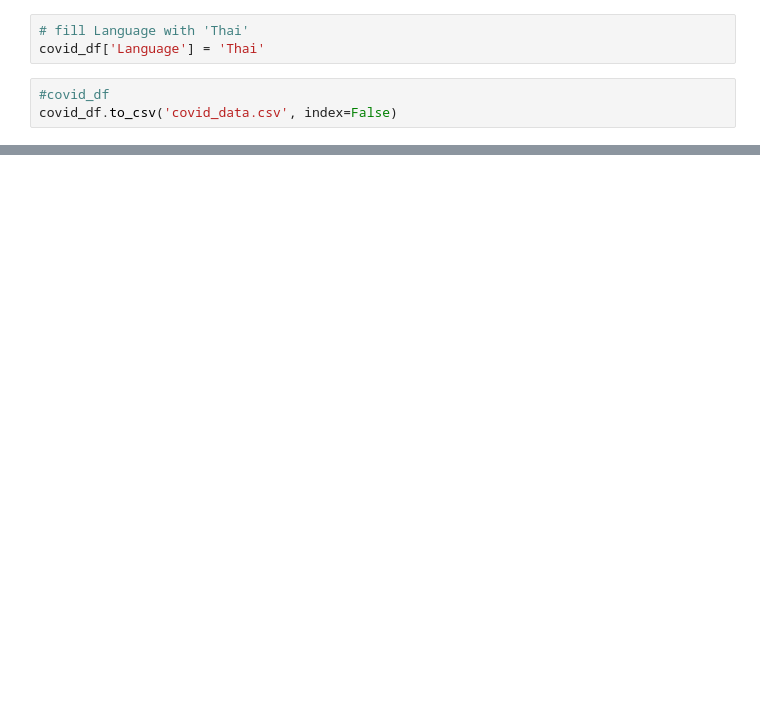
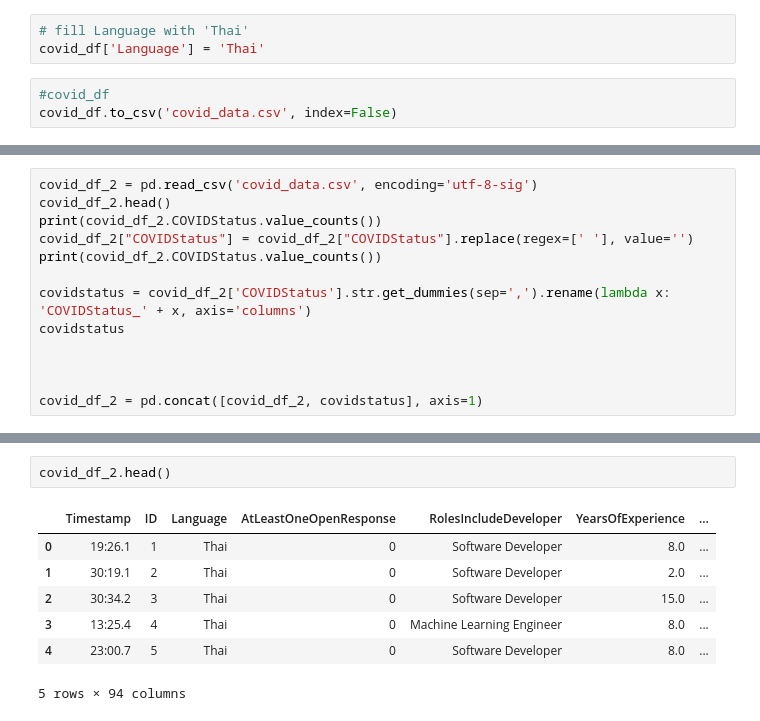
Before and after one commit to morakotch/pandemic_programming, a Jupyter notebook: data/SEcovid19-datapreprocessing.ipynb, the cells around one changed output, grey strips where cells are left out. Cells and saved outputs as stored; diff of their text form; blank space fills up the shorter version.

Commit message:
convert data script

```diff
--- a/data/SEcovid19-datapreprocessing.ipynb
+++ b/data/SEcovid19-datapreprocessing.ipynb
@@ -958,0 +1253,13 @@ Name: Isolation, dtype: int64
+# %%
+covid_df_2 = pd.read_csv('covid_data.csv', encoding='utf-8-sig')
+covid_df_2.head()
+print(covid_df_2.COVIDStatus.value_counts())
+covid_df_2["COVIDStatus"] = covid_df_2["COVIDStatus"].replace(regex=[' '], value='')
+print(covid_df_2.COVIDStatus.value_counts())
+
+covidstatus = covid_df_2['COVIDStatus'].str.get_dummies(sep=',').rename(lambda x: 'COVIDStatus_' + x, axis='columns')
+covidstatus
+
+
+
+covid_df_2 = pd.concat([covid_df_2, covidstatus], axis=1)
@@ -958,0 +1284,10 @@ Name: Isolation, dtype: int64
+# %%
+covid_df_2.head()
+# %% [output]
+|  | Timestamp | ID | Language | AtLeastOneOpenResponse | RolesIncludeDeveloper | YearsOfExperience | ... |
+| 0 | 19:26.1 | 1 | Thai | 0 | Software Developer | 8.0 | ... |
+| 1 | 30:19.1 | 2 | Thai | 0 | Software Developer | 2.0 | ... |
+| 2 | 30:34.2 | 3 | Thai | 0 | Software Developer | 15.0 | ... |
+| 3 | 13:25.4 | 4 | Thai | 0 | Machine Learning Engineer | 8.0 | ... |
+| 4 | 23:00.7 | 5 | Thai | 0 | Software Developer | 8.0 | ... |
+5 rows × 94 columns
```
Also changed, not shown: parts of 36 cells of this notebook, 4 other files.
